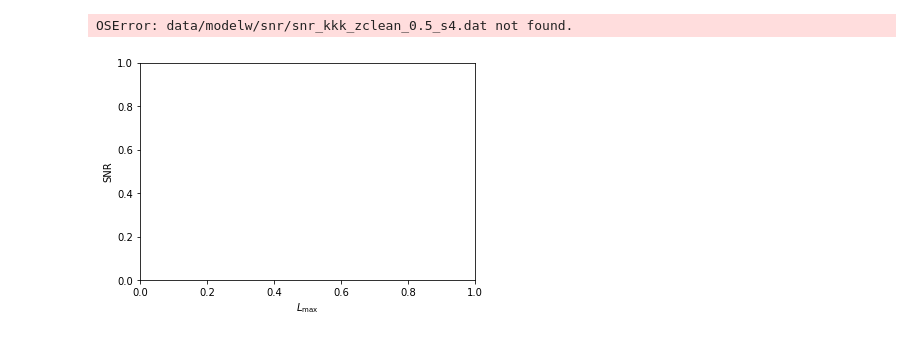
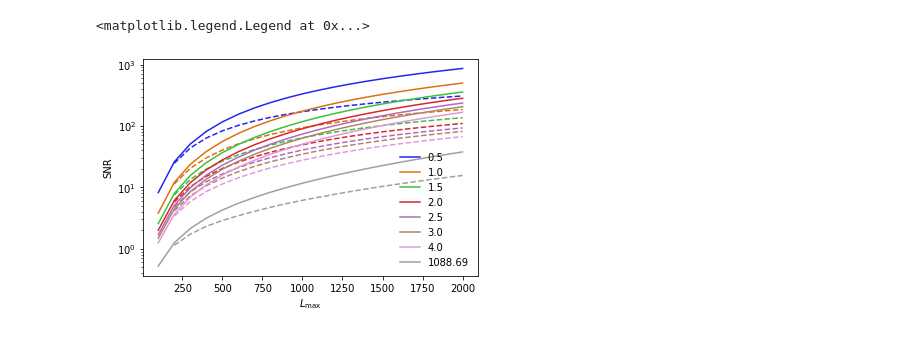
Before and after one commit to toshiyan/bispec-lens, a Jupyter notebook: check_snr_zclean.ipynb, the cells around one changed output. Drawn from its saved outputs; the diff is of its cells as text; code cells hidden in the pictures.

```diff
--- a/check_snr_zclean.ipynb
+++ b/check_snr_zclean.ipynb
@@ -1,6 +1,7 @@
 # %%
 import numpy as np
 from matplotlib.pyplot import *
+cycle = rcParams['axes.prop_cycle'].by_key()['color']
 # %%
 zcmb = 1088.69
 experiment = 's4'
@@ -8,16 +9,19 @@ droot = 'data/modelw/snr/'
 # %%
 xlabel(r'$L_{\rm max}$')
 ylabel('SNR')
-for zsi in [.5,1.,1.5,2.,2.5,3.,4.,zcmb]:
+yscale('log')
+for c, zsi in enumerate([.5,1.,1.5,2.,2.5,3.,4.,zcmb]):
+#for c, zsi in enumerate([.5,2.5,3.,4.,zcmb]):
     Lmaxs, SNR = np.loadtxt(droot+'snr_kkk_zclean_'+str(zsi)+'_'+experiment+'.dat',unpack=True)
+    SNR *= .4
     #plot(Lmaxs,SNR,label=str(zsi))
     snr = np.array( [ np.sqrt(SNR[i]**2-SNR[i-1]**2) for i in range(1,len(SNR)) ] )
-    plot(Lmaxs[1:],snr,label=str(zsi))
-    print(SNR[-1])
+    plot(Lmaxs[1:],snr,color=cycle[c],ls='--')
+    plot(Lmaxs,SNR,color=cycle[c],ls='-',label=str(zsi))
 #for zn in [50]:
 #    lmax, snr = np.loadtxt(droot+'snr_kkk_kappa_deproj0_sens2_16000_lT30-3000_lP30-5000_'+str(zn)+'.dat',unpack=True)
 #    plot(lmax,snr,label='$z_n='+str(zn)+'$')
 legend()
 # %% [output]
-OSError: data/modelw/snr/snr_kkk_zclean_0.5_s4.dat not found.
+<matplotlib.legend.Legend at 0x...>
-[figure, old version]
+[figure, new version]
```
Also changed, not shown: 6 other files.
